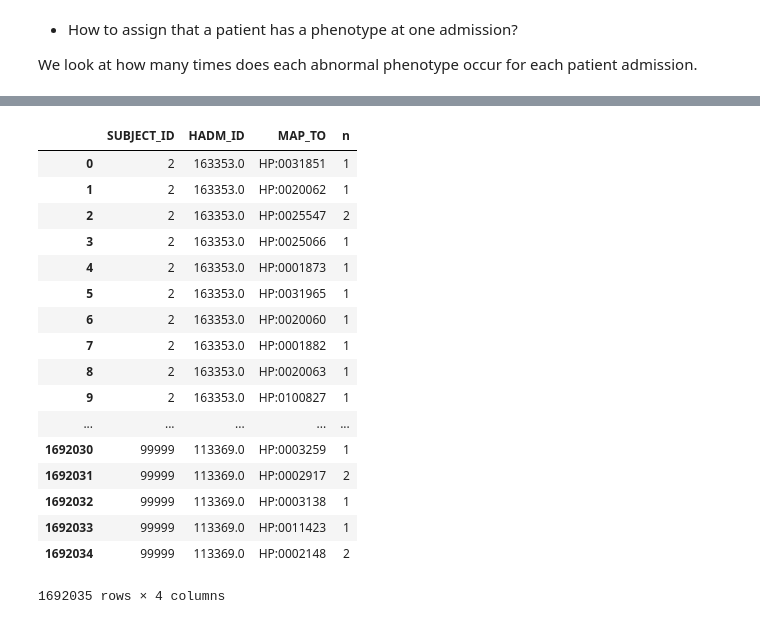
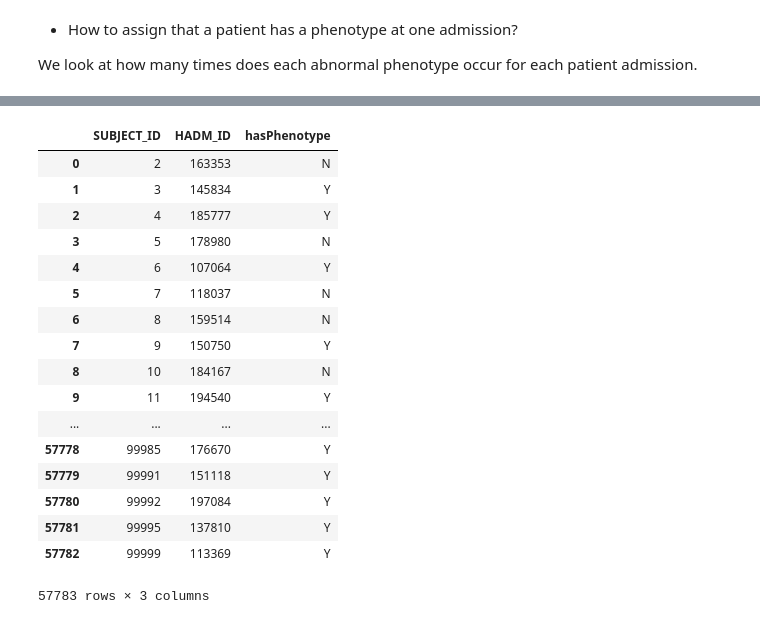
Before and after one commit to TheJacksonLaboratory/MIMIC_HPO, a Jupyter notebook: src/main/resources/mutual_info.ipynb, the cells around one changed output, grey strips where cells are left out. Saved outputs shown, nothing was run; the diff lists cells and outputs as text; code cells hidden in the pictures.

```diff
--- a/src/main/resources/mutual_info.ipynb
+++ b/src/main/resources/mutual_info.ipynb
@@ -164,21 +328,24 @@ plt.show()
 # %%
-pd.read_sql_query("SELECT SUBJECT_ID, HADM_ID, MAP_TO, count(*) AS n FROM combined where NEGATED='F' group by SUBJECT_ID, HADM_ID, MAP_TO ", mydb)
+pd.read_sql_query("SELECT SUBJECT_ID, HADM_ID, IF(SUM(MAP_TO = 'HP:0003074') > 0, 'Y', 'N') AS hasPhenotype \
+    FROM combined \
+    where NEGATED = 'F' AND HADM_ID IS NOT NULL \
+    GROUP BY SUBJECT_ID, HADM_ID", mydb)
 # %% [output]
-|  | SUBJECT_ID | HADM_ID | MAP_TO | n |
-| 0 | 2 | 163353.0 | HP:0031851 | 1 |
-| 1 | 2 | 163353.0 | HP:0020062 | 1 |
-| 2 | 2 | 163353.0 | HP:0025547 | 2 |
-| 3 | 2 | 163353.0 | HP:0025066 | 1 |
-| 4 | 2 | 163353.0 | HP:0001873 | 1 |
-| 5 | 2 | 163353.0 | HP:0031965 | 1 |
-| 6 | 2 | 163353.0 | HP:0020060 | 1 |
-| 7 | 2 | 163353.0 | HP:0001882 | 1 |
-| 8 | 2 | 163353.0 | HP:0020063 | 1 |
-| 9 | 2 | 163353.0 | HP:0100827 | 1 |
-| ... | ... | ... | ... | ... |
-| 1692030 | 99999 | 113369.0 | HP:0003259 | 1 |
-| 1692031 | 99999 | 113369.0 | HP:0002917 | 2 |
-| 1692032 | 99999 | 113369.0 | HP:0003138 | 1 |
-| 1692033 | 99999 | 113369.0 | HP:0011423 | 1 |
-| 1692034 | 99999 | 113369.0 | HP:0002148 | 2 |
+|  | SUBJECT_ID | HADM_ID | hasPhenotype |
+| 0 | 2 | 163353 | N |
+| 1 | 3 | 145834 | Y |
+| 2 | 4 | 185777 | Y |
+| 3 | 5 | 178980 | N |
+| 4 | 6 | 107064 | Y |
+| 5 | 7 | 118037 | N |
+| 6 | 8 | 159514 | N |
+| 7 | 9 | 150750 | Y |
+| 8 | 10 | 184167 | N |
+| 9 | 11 | 194540 | Y |
+| ... | ... | ... | ... |
+| 57778 | 99985 | 176670 | Y |
+| 57779 | 99991 | 151118 | Y |
+| 57780 | 99992 | 197084 | Y |
+| 57781 | 99995 | 137810 | Y |
+| 57782 | 99999 | 113369 | Y |
-1692035 rows × 4 columns
+57783 rows × 3 columns
```
Also changed, not shown: parts of 38 cells of this notebook.
